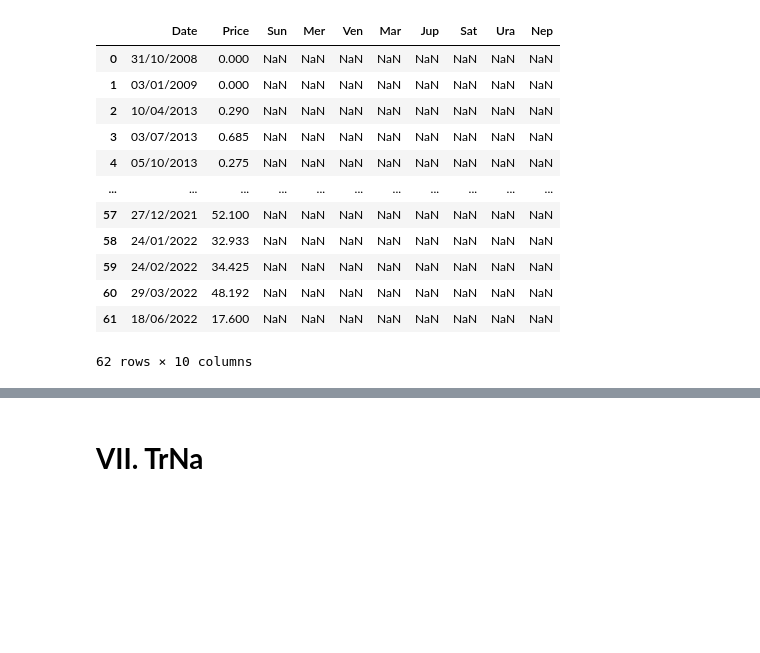
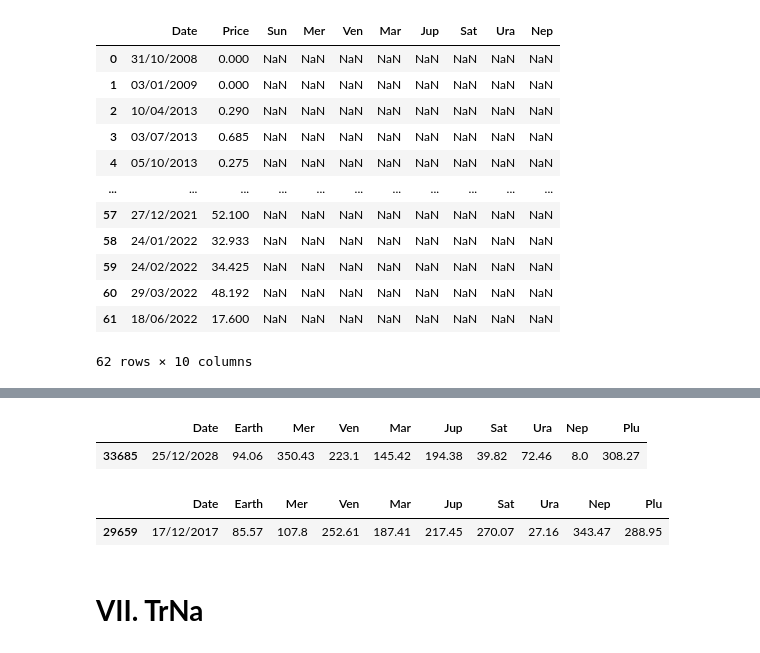
Before and after one commit to amirlehmam/MEMOIREPROPRE, a Jupyter notebook: PIPELINE.ipynb, the cells around one changed output, grey strips where cells are left out. Cells and saved outputs as stored; diff of their text form; code cells hidden in the pictures; blank space fills up the shorter version.

```diff
--- a/PIPELINE.ipynb
+++ b/PIPELINE.ipynb
@@ -4467,3 +4403,19 @@ pa618
+# %%
+selected_date = '25/12/2028'
+
+flu = helio[helio.Date == selected_date]
+flu
+# %% [output]
+|  | Date | Earth | Mer | Ven | Mar | Jup | Sat | Ura | Nep | Plu |
+| 33685 | 25/12/2028 | 94.06 | 350.43 | 223.1 | 145.42 | 194.38 | 39.82 | 72.46 | 8.0 | 308.27 |
+# %%
+selected_date = '17/12/2017'
+
+flu = helio[helio.Date == selected_date]
+flu
+# %% [output]
+|  | Date | Earth | Mer | Ven | Mar | Jup | Sat | Ura | Nep | Plu |
+| 29659 | 17/12/2017 | 85.57 | 107.8 | 252.61 | 187.41 | 217.45 | 270.07 | 27.16 | 343.47 | 288.95 |
 # %%
 #for col in pa.columns[2:]:
     #pa[col] = pd.to_datetime(pa['Date'])
```
Also changed, not shown: parts of 16 cells of this notebook.
